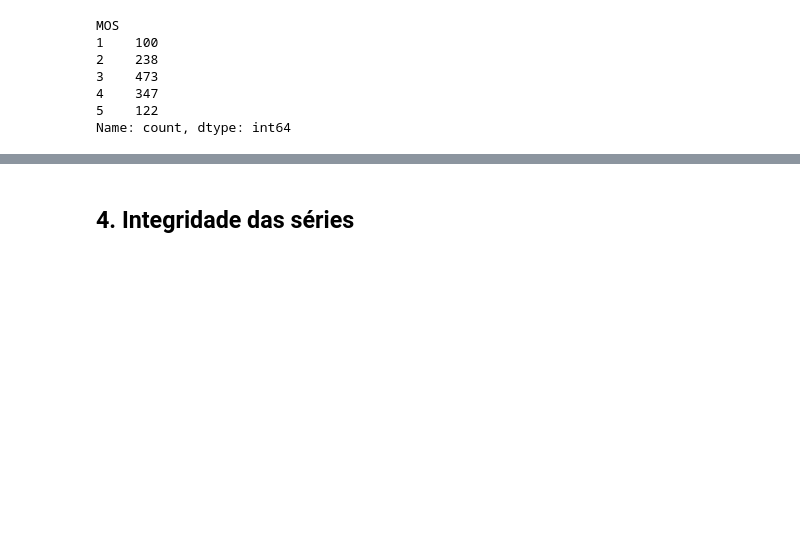
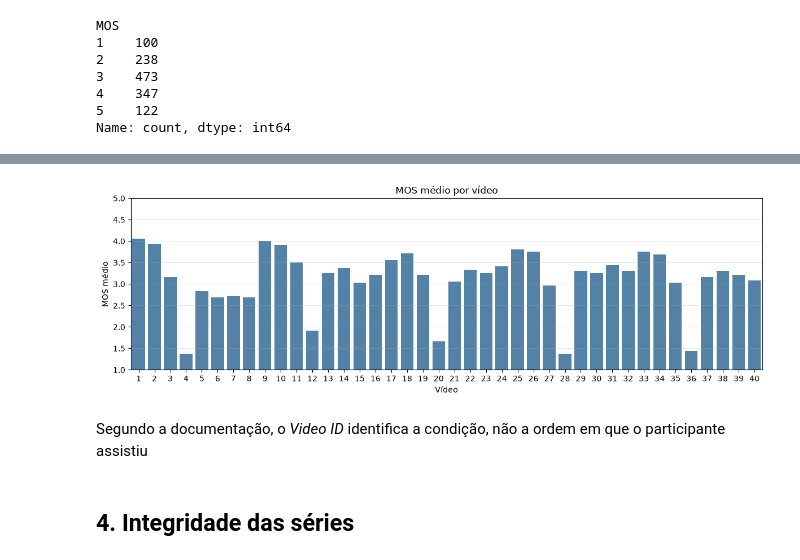
Before and after one commit to anariamx/RCQoEA-360VR-Dataset, a Jupyter notebook: EDA.ipynb, the cells around one changed output, grey strips where cells are left out. Drawn from its saved outputs; the diff is of its cells as text; code cells hidden in the pictures; blank space fills up the shorter version.

```diff
--- a/EDA.ipynb
+++ b/EDA.ipynb
@@ -113,0 +129,10 @@ print(f"Média de MOS por participante e vídeo: {media_mos:.2f}")
+# %%
+# MOS médio por vídeo
+mos_medio_video = (
+    qoep.groupby('Video')['MOS']
+        .agg(['mean', 'std', 'count'])
+        .rename(columns={'mean': 'MOS_medio'})
+        .round(2)
+)
+
+display(mos_medio_video)
@@ -114,3 +158,24 @@ print(f"Média de MOS por participante e vídeo: {media_mos:.2f}")
+# %%
+plt.figure(figsize=(12, 4))
+
+sns.barplot(
+    data=mos_medio_video.reset_index(),
+    x='Video',
+    y='MOS_medio',
+    color='steelblue',
+    errorbar=None
+)
+
+plt.xlabel('Vídeo')
+plt.ylabel('MOS médio')
+plt.ylim(1, 5)
+plt.title('MOS médio por vídeo')
+plt.tight_layout()
+plt.show()
+# %% [output]
+[figure, added]
+# %% [markdown]
+Segundo a documentação, o *Video ID* identifica a condição, não a ordem em que o participante assistiu
 # %% [markdown]
 ## 4. Integridade das séries
 # %%
```
Also changed, not shown: parts of 27 cells of this notebook.
